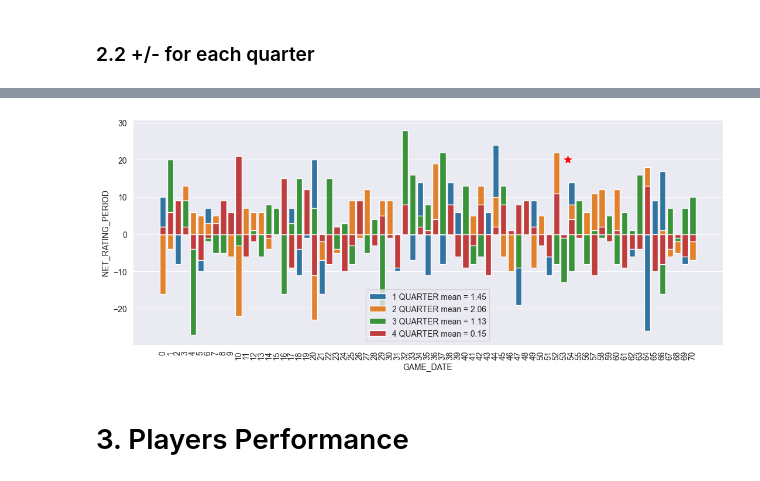
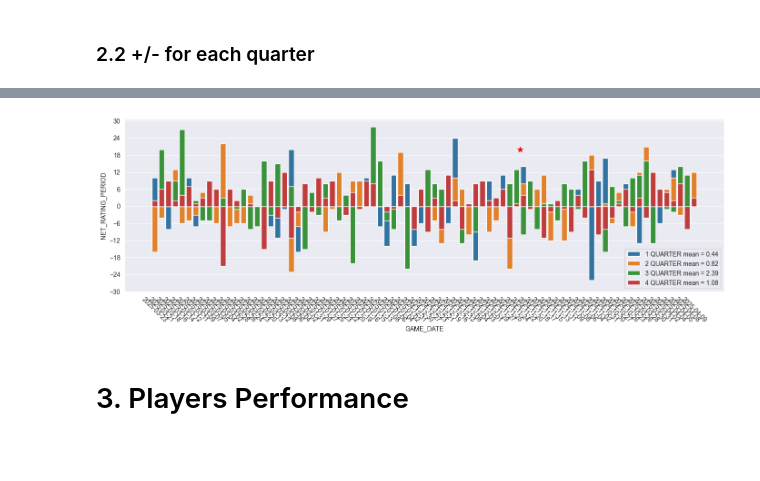
Before and after one commit to Denchikkkk/LAClippers_2025_Performance, a Jupyter notebook: analysis/ClippersPerformance.ipynb, the cells around one changed output, grey strips where cells are left out. Cells and saved outputs as stored; diff of their text form; code cells hidden in the pictures; blank space fills up the shorter version.

```diff
--- a/analysis/ClippersPerformance.ipynb
+++ b/analysis/ClippersPerformance.ipynb
@@ -137,16 +146,27 @@ def calculateNetRating(quarter,plays):
     netRating = []
 
     for game in plays['GAME_ID'].unique():
-        quarterData = plays[(plays['GAME_ID']==game) & (plays['PERIOD']==quarter)]
-        if quarter == 1:
-            initialScore = 0
+        endQuarterScore = plays[(plays['GAME_ID']==game) & (plays['PERIOD']==quarter)].iloc[-1]['SCORE']
+        scores = endQuarterScore.split('-')
+
+        if gamesData[gamesData['GAME_ID']==game]['HA'].values == 'H':
+            ClippersScore = int(scores[1])
+            OppScore = int(scores[0])
         else:
-            initialScore = quarterData.iloc[0]['SCOREMARGIN']
+            ClippersScore = int(scores[0])
+            OppScore = int(scores[1])
 
-        endScore = quarterData.iloc[-1]['SCOREMARGIN']
-        netRating = int(endScore) - int(initialScore)
+        if quarter > 1:
+            previousQuarter = netRatingGames[(netRatingGames["PERIOD"]==quarter-1) & (netRatingGames["GAME_ID"]==game)]
+            ClippersResetScore = ClippersScore - previousQuarter['INITIAL_SCORE'].values[0]
+            OppResetScore = OppScore - previousQuarter['END_SCORE'].values[0]
 
-        data = [game, quarter, initialScore, endScore, netRating]
+            scoreMargin = ClippersResetScore - OppResetScore
+
+        else:
+            scoreMargin = ClippersScore - OppScore
+
+        data = [game, quarter, ClippersScore, OppScore, scoreMargin]
         netRatingGames.loc[len(netRatingGames)] = data
 
 for i in range(1,5): calculateNetRating(i,plays)
@@ -171,21 +220,25 @@ for i in range(1,5):
 # %%
-plt.figure(figsize=(13, 5))
+plt.figure(figsize=(14, 5))
 
 for i in range(1,5):
     data = result[result['PERIOD']==i]
     mean = round(np.mean(data['NET_RATING_PERIOD']),2)
 
     sns.barplot(data=data,x="GAME_DATE",y="NET_RATING_PERIOD", label=f"{i} QUARTER mean = {mean}")
 
 
 # We mark All-Star break
 plt.scatter(53.5, 20, color='red', marker='*', s=75)
-plt.gca().set_xticklabels([i for i in range(len(gamesData))])
 
-plt.xticks(rotation=90)
+y_ticks = np.arange(np.floor(x_min / 5) * 5, np.ceil(x_max / 5) * 5 + 5, 5)
+plt.yticks(x_ticks)
+plt.xticks()
+
+plt.xticks(rotation=-45)
+plt.tight_layout()
 plt.show()
 # %% [output]
-[figure, old version]
+[figure, new version]
 # %% [markdown]
 # 3. Players Performance
 # %%
```
Also changed, not shown: parts of 8 cells of this notebook.
